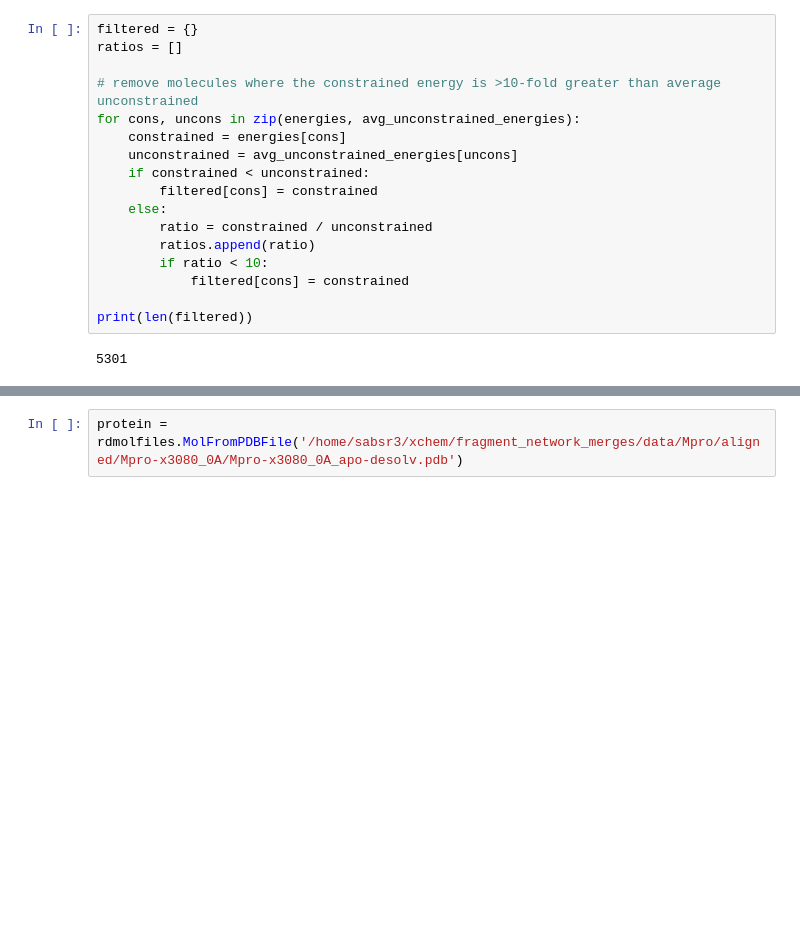
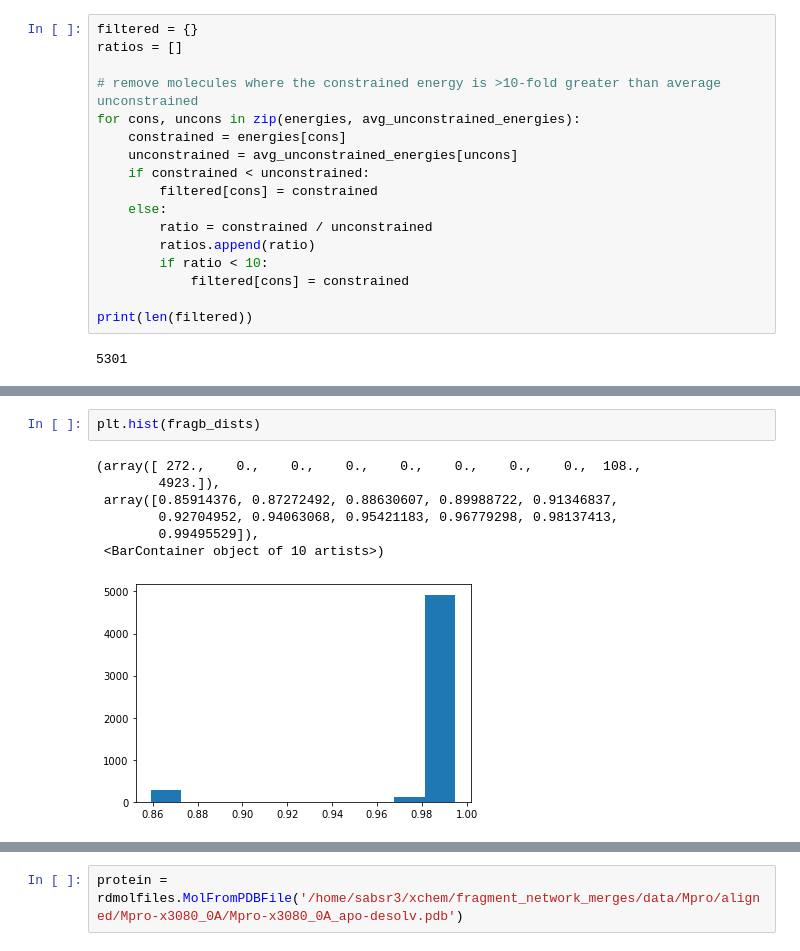
Before and after one commit to stephwills/fragment_network_merges, a Jupyter notebook: notebooks/filtering.ipynb, the cells around one changed output, grey strips where cells are left out. Cells and saved outputs as stored; diff of their text form; blank space fills up the shorter version.

```diff
--- a/notebooks/filtering.ipynb
+++ b/notebooks/filtering.ipynb
@@ -298,0 +349,10 @@ Calculate the overlap with the
+# %%
+plt.hist(fragb_dists)
+# %% [output]
+(array([ 272.,    0.,    0.,    0.,    0.,    0.,    0.,    0.,  108.,
+        4923.]),
+ array([0.85914376, 0.87272492, 0.88630607, 0.89988722, 0.91346837,
+        0.92704952, 0.94063068, 0.95421183, 0.96779298, 0.98137413,
+        0.99495529]),
+ <BarContainer object of 10 artists>)
+[figure, added]
```
Also changed, not shown: parts of 31 cells of this notebook.
